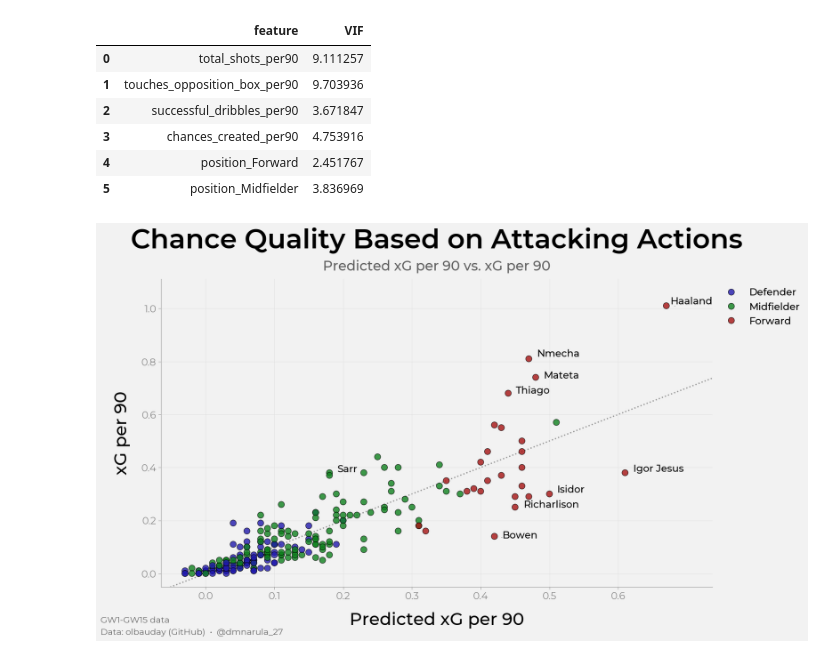
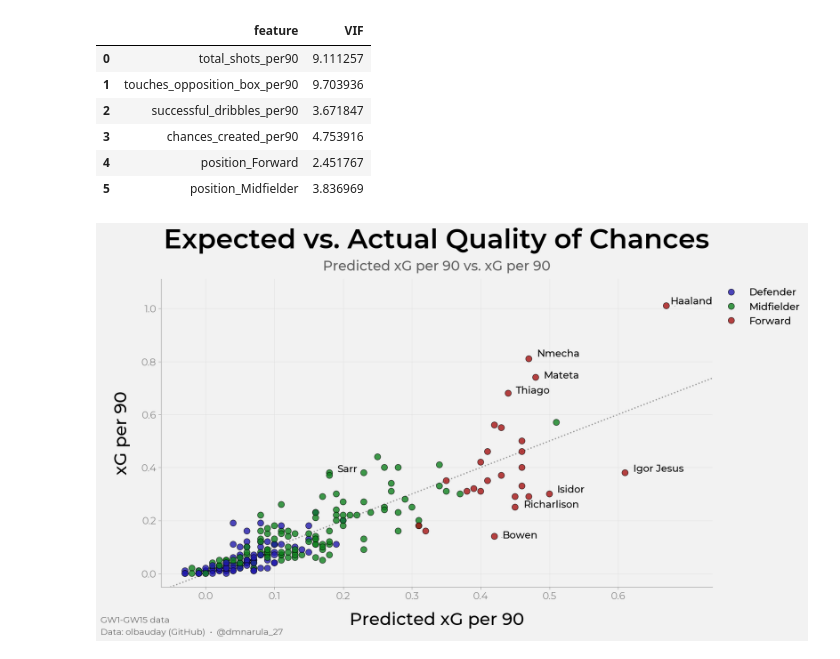
Before and after one commit to dmnarula/football-ds-learning, a Jupyter notebook: week4-modeling/Week4_Modeling.ipynb, the cells around one changed output. Cells and saved outputs as stored; diff of their text form; code cells hidden in the pictures.

```diff
--- a/week4-modeling/Week4_Modeling.ipynb
+++ b/week4-modeling/Week4_Modeling.ipynb
@@ -398,17 +402,16 @@ def plot_season_scatter(*,
   )
 
 
-  # save_title = f"{match_df['home_team_short_name'].iloc[0]}-vs-{match_df['away_team_short_name'].iloc[0]}_xg_xa_gw{gw}.png"
-
-  # plt.savefig(
-  #     os.path.join("match_figs", save_title),
-  #     dpi=300,
-  #     bbox_inches="tight",
-  #     facecolor=plt.gcf().get_facecolor()
-  #   )
+  save_title = "predicted_vs_actual_xg_per90.png"
+  plt.savefig(
+      save_title,
+      dpi=300,
+      bbox_inches="tight",
+      facecolor=plt.gcf().get_facecolor()
+    )
 
 
-  plt.show()
+  # plt.show()
 # %%
 # plot_season_scatter(df_player_season[df_player_season["position"] == "Forward"], "involvement_pct", "touches", 180,3, fonts=FONTS)
 # %%
@@ -529,19 +532,19 @@ vif_data
 # %%
 # Visualize model
 plot_season_scatter(
     df=model_df,
     x_var="predicted_xg_per90",
     y_var = "xg_per90",
     min_mins=450,
     lstep=4,
-    title="Chance Quality Based on Attacking Actions",
+    title="Expected vs. Actual Quality of Chances",
     color_by="cat_position",
     color_palette=POSITION_COLORS,
     fonts=FONTS,
     label_mode="line",
     line_m=1,
     line_b=0,
     label_q=0.97
 )
 # %% [output]
-[figure, old version]
+[figure, new version]
```
Also changed, not shown: parts of 3 cells of this notebook.
